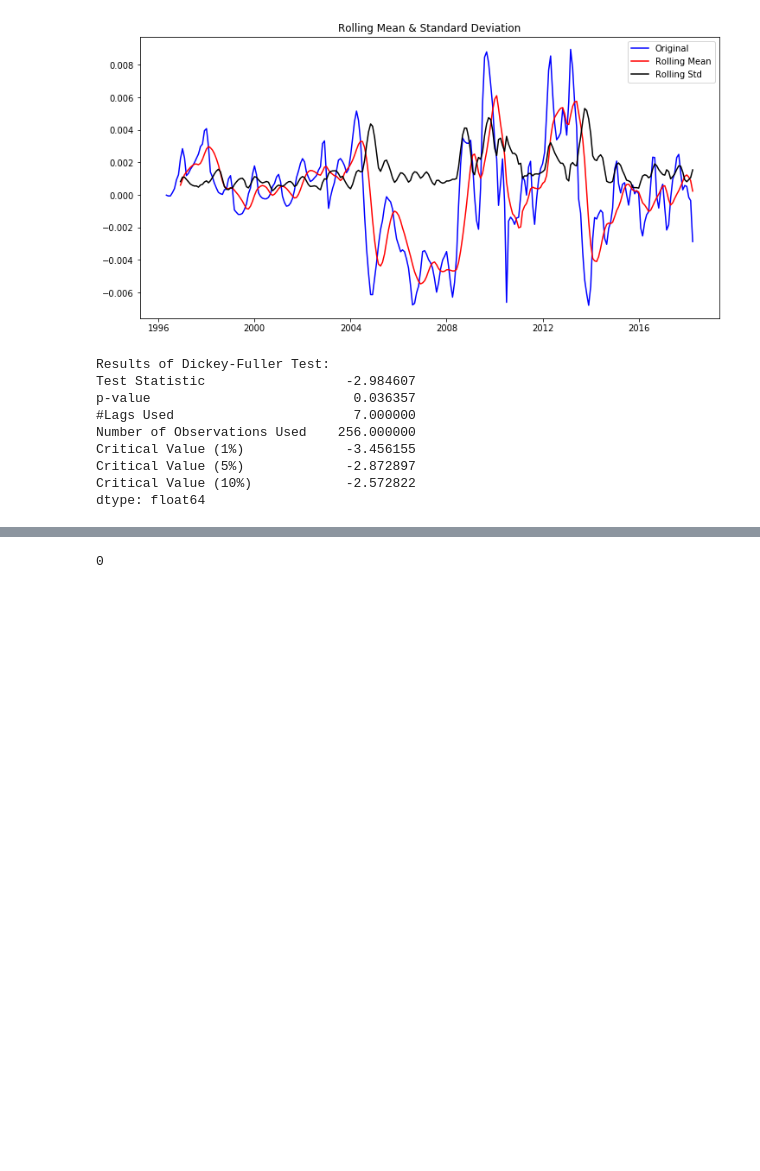
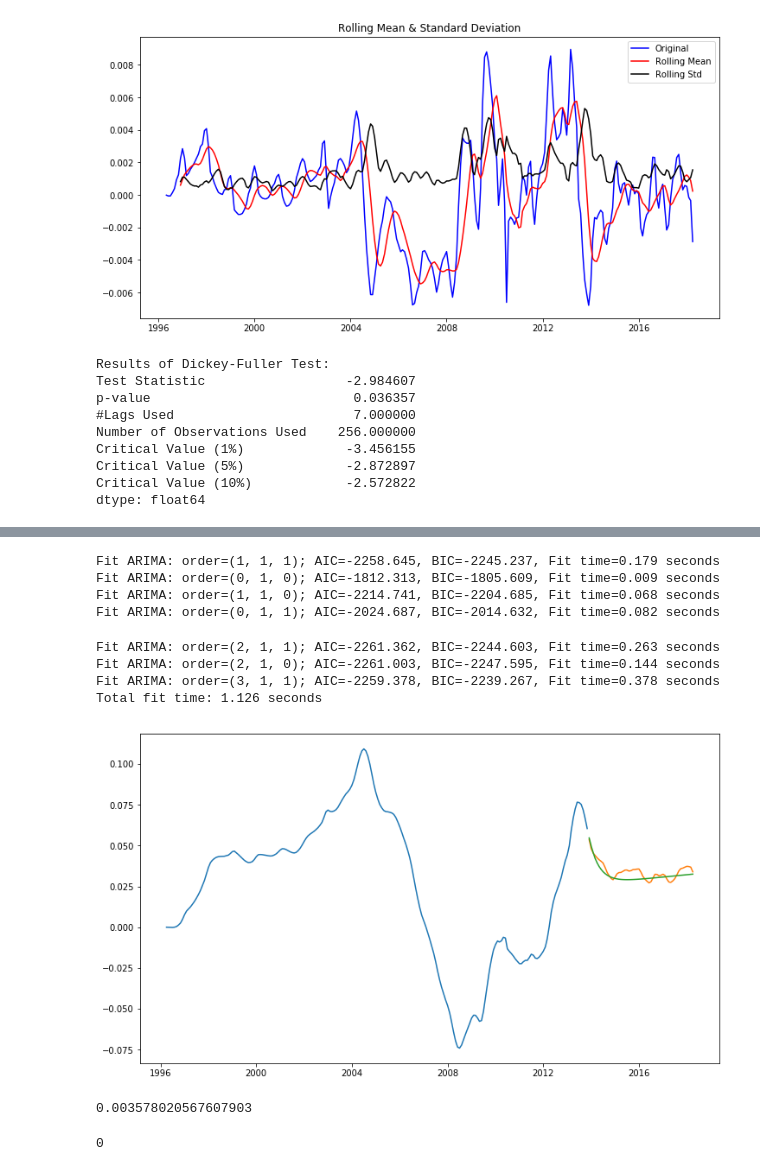
Before and after one commit to markabrennan/nyc-mhtn-ds-071519-lectures, a Jupyter notebook: week-8/Mod_4_Project/mod_4_starter_notebook.ipynb, the cells around one changed output, grey strips where cells are left out. Drawn from its saved outputs; the diff is of its cells as text; code cells hidden in the pictures; blank space fills up the shorter version.

```diff
--- a/week-8/Mod_4_Project/mod_4_starter_notebook.ipynb
+++ b/week-8/Mod_4_Project/mod_4_starter_notebook.ipynb
@@ -385,0 +585,47 @@ dtype: float64
+# %%
+#building the model
+from pyramid.arima import auto_arima
+
+# model = auto_arima(train, trace=True, error_action='ignore', suppress_warnings=True)
+# model.fit(train)
+
+stepwise_fit = pm.auto_arima(train, start_p=1, start_q=1, max_p=8, max_q=1, m=12,
+                             start_P=0, seasonal=False, d=1, D=1, trace=True,
+                             error_action='ignore',  # don't want to know if an order does not work
+                             suppress_warnings=True,  # don't want convergence warnings
+                             stepwise=True)  # set to stepwise
+
+#stepwise_fit.summary()
+
+stepwise_fit.fit(train['value'])
+
+forecast = stepwise_fit.predict(n_periods=len(valid))
+
+# forecast = model.predict(n_periods=len(valid))
+
+forecast = pd.DataFrame(forecast,index = valid.index,columns=['Prediction'])
+
+#plot the predictions for validation set
+plt.plot(train, label='Train')
+plt.plot(valid, label='Valid')
+plt.plot(forecast, label='Prediction')
+plt.show()
+# %% [output]
+Fit ARIMA: order=(1, 1, 1); AIC=-2258.645, BIC=-2245.237, Fit time=0.179 seconds
+Fit ARIMA: order=(0, 1, 0); AIC=-1812.313, BIC=-1805.609, Fit time=0.009 seconds
+Fit ARIMA: order=(1, 1, 0); AIC=-2214.741, BIC=-2204.685, Fit time=0.068 seconds
+Fit ARIMA: order=(0, 1, 1); AIC=-2024.687, BIC=-2014.632, Fit time=0.082 seconds
+Fit ARIMA: order=(2, 1, 1); AIC=-2261.362, BIC=-2244.603, Fit time=0.263 seconds
+Fit ARIMA: order=(2, 1, 0); AIC=-2261.003, BIC=-2247.595, Fit time=0.144 seconds
+Fit ARIMA: order=(3, 1, 1); AIC=-2259.378, BIC=-2239.267, Fit time=0.378 seconds
+Total fit time: 1.126 seconds
+[figure, added]
+# %%
+#calculate rmse
+from math import sqrt
+from sklearn.metrics import mean_squared_error
+
+rms = sqrt(mean_squared_error(valid,forecast))
+print(rms)
+# %% [output]
+0.003578020567607903
```
Also changed, not shown: parts of 14 cells of this notebook.
